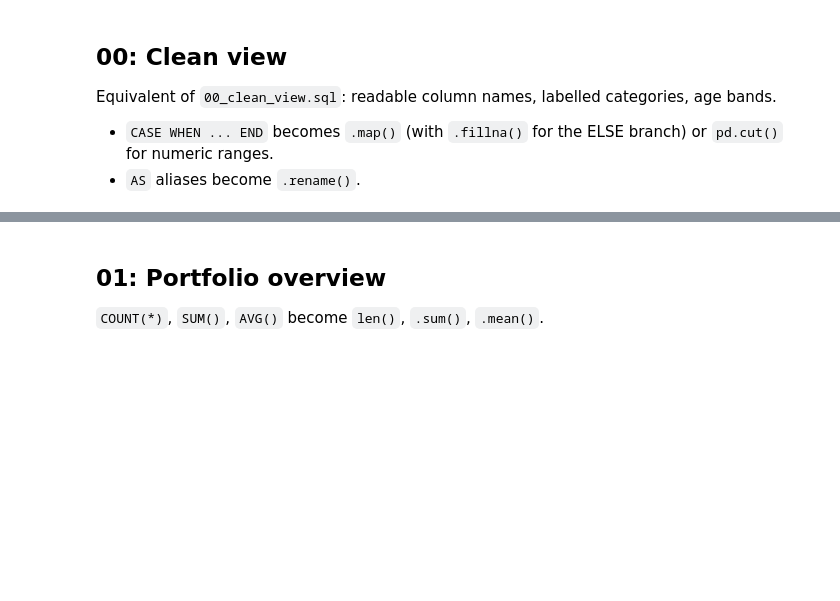
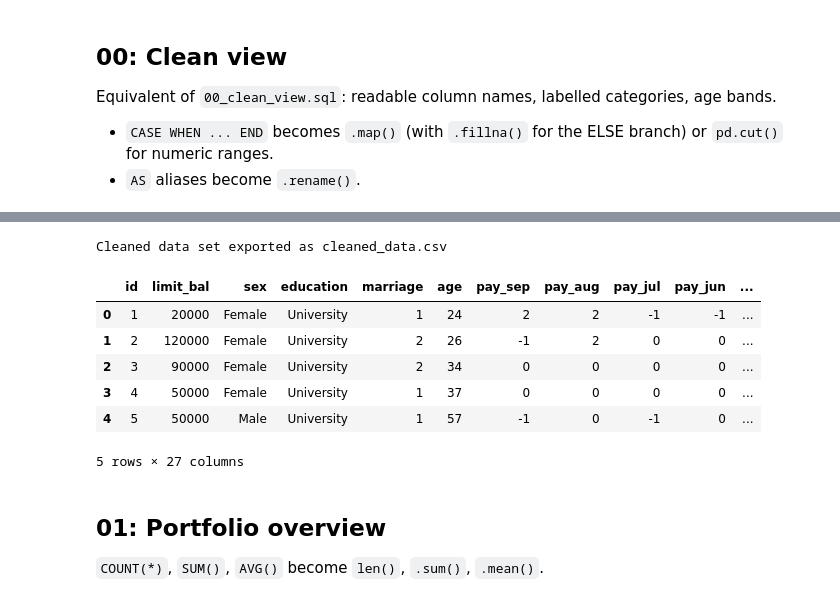
Before and after one commit to Rem-Josshua/risk-credit-card-analysis, a Jupyter notebook: notebooks/02b_sql_to_pandas.ipynb, the cells around one changed output, grey strips where cells are left out. Cells and saved outputs as stored; diff of their text form; code cells hidden in the pictures; blank space fills up the shorter version.

```diff
--- a/notebooks/02b_sql_to_pandas.ipynb
+++ b/notebooks/02b_sql_to_pandas.ipynb
@@ -131,3 +125,19 @@ df.shape
+# %%
+# export df for machine learning:
+df.to_csv(ROOT / "data" / "processed" / "cleaned_data.csv")
+print(f'Cleaned data set exported as cleaned_data.csv')
+# %% [output]
+Cleaned data set exported as cleaned_data.csv
+# %%
+df.head().iloc[:,0:df.shape[1]]
+# %% [output]
+|  | id | limit_bal | sex | education | marriage | age | pay_sep | pay_aug | pay_jul | pay_jun | ... |
+| 0 | 1 | 20000 | Female | University | 1 | 24 | 2 | 2 | -1 | -1 | ... |
+| 1 | 2 | 120000 | Female | University | 2 | 26 | -1 | 2 | 0 | 0 | ... |
+| 2 | 3 | 90000 | Female | University | 2 | 34 | 0 | 0 | 0 | 0 | ... |
+| 3 | 4 | 50000 | Female | University | 1 | 37 | 0 | 0 | 0 | 0 | ... |
+| 4 | 5 | 50000 | Male | University | 1 | 57 | -1 | 0 | -1 | 0 | ... |
+5 rows × 27 columns
 # %% [markdown]
 ## 01: Portfolio overview
 `COUNT(*)`, `SUM()`, `AVG()` become `len()`, `.sum()`, `.mean()`.
```
Also changed, not shown: parts of 16 cells of this notebook, 6 other files.
